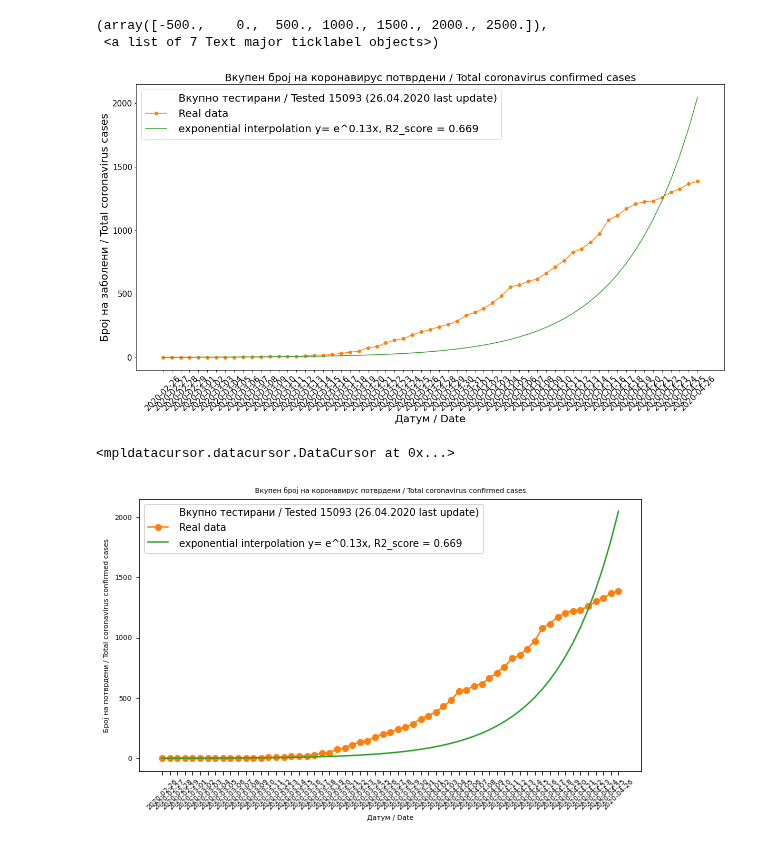
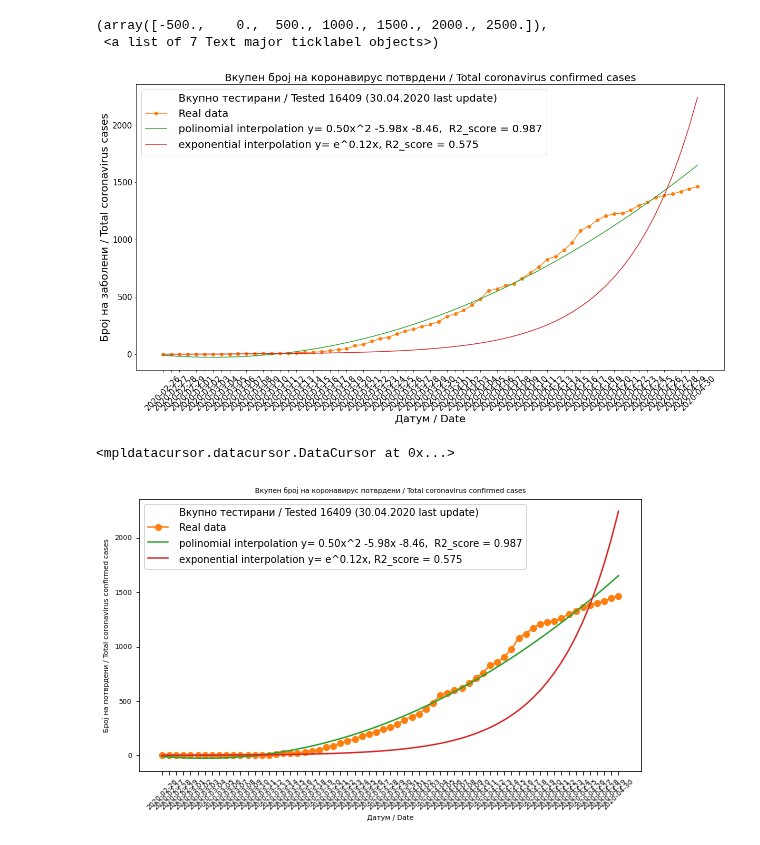
Before and after one commit to Sinisha12/ML_DL, a Jupyter notebook: corona/Covid_19_curves.ipynb, the cells around one changed output. Saved outputs shown, nothing was run; the diff lists cells and outputs as text; code cells hidden in the pictures.

```diff
--- a/corona/Covid_19_curves.ipynb
+++ b/corona/Covid_19_curves.ipynb
@@ -45,7 +45,7 @@ y_exp_1 = func_1(x_data, *popt1)
 # %%
 y_exp_original = np.exp(0.2*x_data)
 # %%
-testirani = 2240 + 406 + 480 + 392 + 257 + 342 + 389 + 414 + 371 + 202 + 386 + 351 + 341 + 496 + 586 +404 +330 + 710 + 500 + 660 + 437 + 697 + 314 + 263 + 345 + 660 + 649 + 408 + 728 + 335
+testirani = 2240 + 406 + 480 + 392 + 257 + 342 + 389 + 414 + 371 + 202 + 386 + 351 + 341 + 496 + 586 +404 +330 + 710 + 500 + 660 + 437 + 697 + 314 + 263 + 345 + 660 + 649 + 408 + 728 + 335 + 289 + 362 + 279 + 386
 # %%
 R2 = r2_score(y_data, y_exp)
 R2
@@ -53,0 +54,3 @@ R2
+# %%
+R2_poly = r2_score(y_data, y)
+R2
@@ -89,0 +95,8 @@ array([ 0.2       , -0.16413106])
+# %%
+parametri_poly = []
+parametri_poly.append(kvadratni[0])
+parametri_poly.append(kvadratni[1])
+parametri_poly.append(kvadratni[2])
+parametri_poly.append(R2_poly)
+parametri_poly = np.array(parametri_poly)
+parametri_poly
@@ -127,8 +142,8 @@ plt.yticks(fontsize=15)
 # %%
 plt.figure(figsize=(20,10))
-plt.plot([], [], ' ', label=" Вкупно тестирани / Tested %d (26.04.2020 last update)" %testirani)
+plt.plot([], [], ' ', label=" Вкупно тестирани / Tested %d (30.04.2020 last update)" %testirani)
 plt.plot(df['datum'],df['vkupno_novi'],'-o', label = ' Real data')
-#plt.plot(df['datum'],y, label = ' polinomial interpolation y= %2.2fx^2 %2.2fx %+2.2f' % tuple(kvadratni))
+plt.plot(df['datum'],y, label = ' polinomial interpolation y= %2.2fx^2 %2.2fx %+2.2f,  R2_score = %2.3f' % tuple(parametri_poly))
 plt.plot(df['datum'], y_exp_1, label = ' exponential interpolation y= e^%2.2fx, R2_score = %2.3f ' % tuple(parametri1))
 #plt.plot(df['datum'], y_exp, label = ' exponential interpolation y= %2.2fe^%2.2fx %+2.2f, R2_score = %2.3f' % tuple(parametri))
 plt.legend(fontsize=20)
@@ -140,26 +155,26 @@ plt.yticks(fontsize=15)
 # %% [output]
 (array([-500.,    0.,  500., 1000., 1500., 2000., 2500.]),
  <a list of 7 Text major ticklabel objects>)
-[figure, old version]
+[figure, new version]
 # %%
 #%matplotlib notebook
 ### INTERACTIVE
 plt.figure(figsize=(9,5))
-plt.plot([], [], ' ', label=" Вкупно тестирани / Tested %d (26.04.2020 last update)" %testirani)
+plt.plot([], [], ' ', label=" Вкупно тестирани / Tested %d (30.04.2020 last update)" %testirani)
 plt.plot(df['datum'],df['vkupno_novi'],'-o', label = ' Real data')
-#plt.plot(df['datum'],y, label = ' polinomial interpolation y= %2.2fx^2 %2.2fx %+2.2f' % tuple(kvadratni))
+plt.plot(df['datum'],y, label = ' polinomial interpolation y= %2.2fx^2 %2.2fx %+2.2f,  R2_score = %2.3f' % tuple(parametri_poly))
 plt.plot(df['datum'], y_exp_1, label = ' exponential interpolation y= e^%2.2fx, R2_score = %2.3f ' % tuple(parametri1))
 #plt.plot(df['datum'], y_exp, label = ' exponential interpolation y= %2.2fe^%2.2fx %+2.2f, R2_score = %2.3f' % tuple(parametri))
 plt.legend(fontsize=10)
 plt.title("Вкупен број на коронавирус потврдени / Total coronavirus confirmed cases", fontsize=7)
 plt.xlabel("Датум / Date", fontsize=7)
 plt.ylabel("Број на потврдени / Total coronavirus confirmed cases", fontsize=7)
 plt.xticks(fontsize=7, rotation = '45')
 plt.yticks(fontsize=7)
 datacursor(hover=True)
 # %% [output]
 <mpldatacursor.datacursor.DataCursor at 0x...>
-[figure, old version]
+[figure, new version]
 # %%
 # plt.figure(figsize=(20,10))
 # plt.plot([], [], ' ', label=" Вкупно тестирани / Tested %d (1.04.2020 last update)" %testirani)
```
Also changed, not shown: parts of 13 cells of this notebook, 3 other files.
